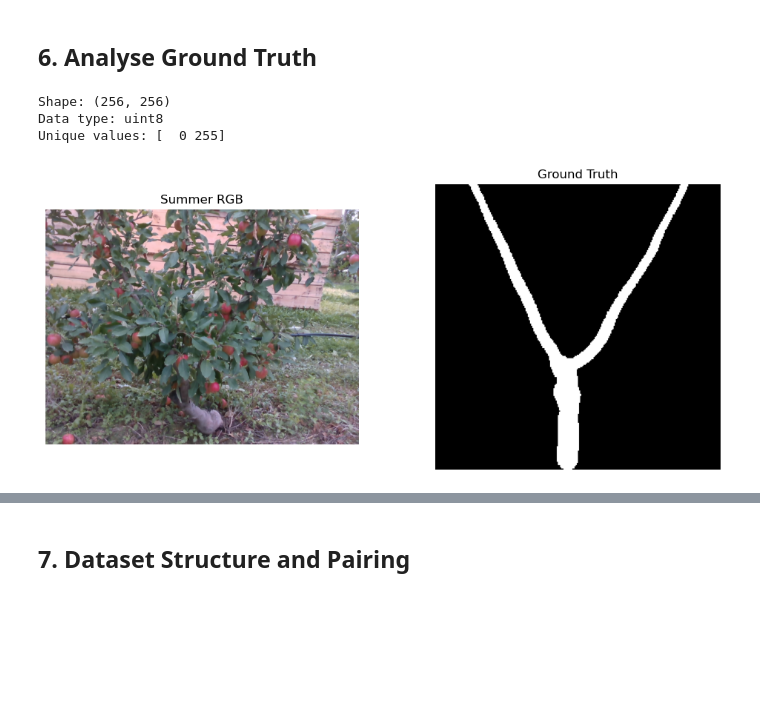
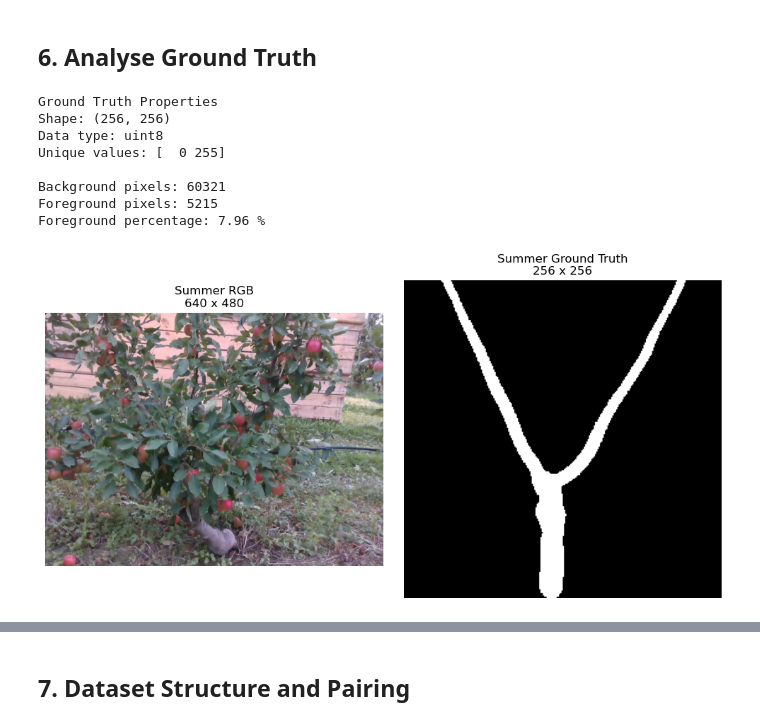
Before and after one commit to David-Hayes747/TreeProject, a Jupyter notebook: notebooks/01_data_exploration.ipynb, the cells around one changed output, grey strips where cells are left out. Drawn from its saved outputs; the diff is of its cells as text; code cells hidden in the pictures; blank space fills up the shorter version.

Commit message:
Finished data exploration

```diff
--- a/notebooks/01_data_exploration.ipynb
+++ b/notebooks/01_data_exploration.ipynb
@@ -92,23 +161,52 @@ plt.show()
 # %% [markdown]
 ## 6. Analyse Ground Truth
 # %%
-print("Shape:", tree.summer_gt.shape)
-print("Data type:", tree.summer_gt.dtype)
-print("Unique values:", np.unique(tree.summer_gt))
-fig, axes = plt.subplots(1, 2, figsize=(12, 5))
+# Analyse ground truth
 
-axes[0].imshow(tree.summer_rgb)
-axes[0].set_title("Summer RGB")
+print("Ground Truth Properties")
+print("Shape:", summer_gt.shape)
+print("Data type:", summer_gt.dtype)
+print("Unique values:", np.unique(summer_gt))
 
-axes[1].imshow(tree.summer_gt, cmap="gray")
-axes[1].set_title("Ground Truth")
+
+# Count background and foreground pixels
+background_pixels = np.sum(summer_gt == 0)
+foreground_pixels = np.sum(summer_gt == 255)
+
+total_pixels = summer_gt.size
+
+print("\nBackground pixels:", background_pixels)
+print("Foreground pixels:", foreground_pixels)
+print(
+    "Foreground percentage:",
+    round(100 * foreground_pixels / total_pixels, 2),
+    "%"
+)
+
+
+# Display RGB and ground truth separately
+fig, axes = plt.subplots(1, 2, figsize=(10, 5))
+
+axes[0].imshow(summer_rgb)
+axes[0].set_title(f"Summer RGB\n{summer_rgb.shape[1]} x {summer_rgb.shape[0]}")
+
+axes[1].imshow(summer_gt, cmap="gray")
+axes[1].set_title(
+    f"Summer Ground Truth\n{summer_gt.shape[1]} x {summer_gt.shape[0]}"
+)
 
 for ax in axes:
     ax.axis("off")
 
+plt.tight_layout()
 plt.show()
 # %% [output]
+Ground Truth Properties
 Shape: (256, 256)
 Data type: uint8
 Unique values: [  0 255]
+
+Background pixels: 60321
+Foreground pixels: 5215
+Foreground percentage: 7.96 %
-[figure, old version]
+[figure, new version]
```
Also changed, not shown: parts of 12 cells of this notebook.
